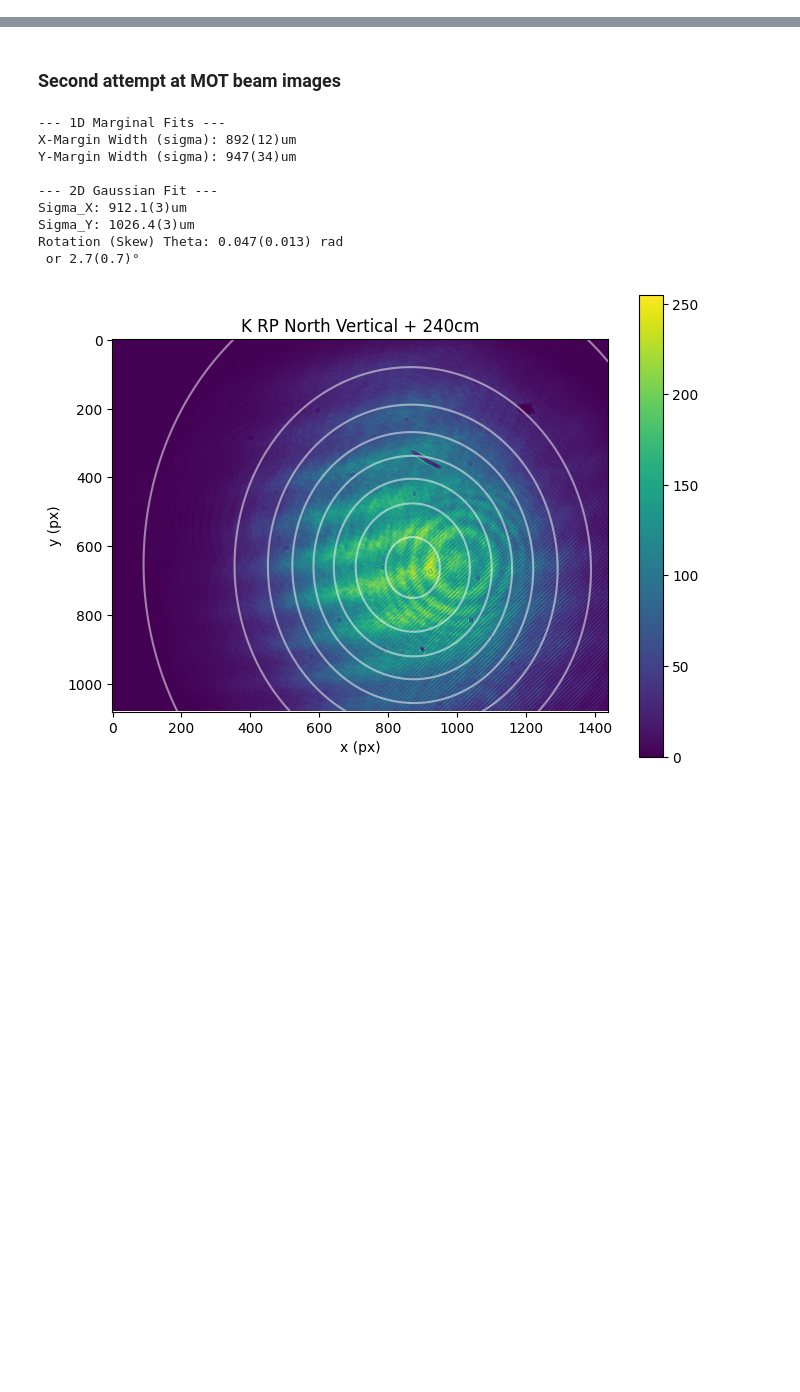
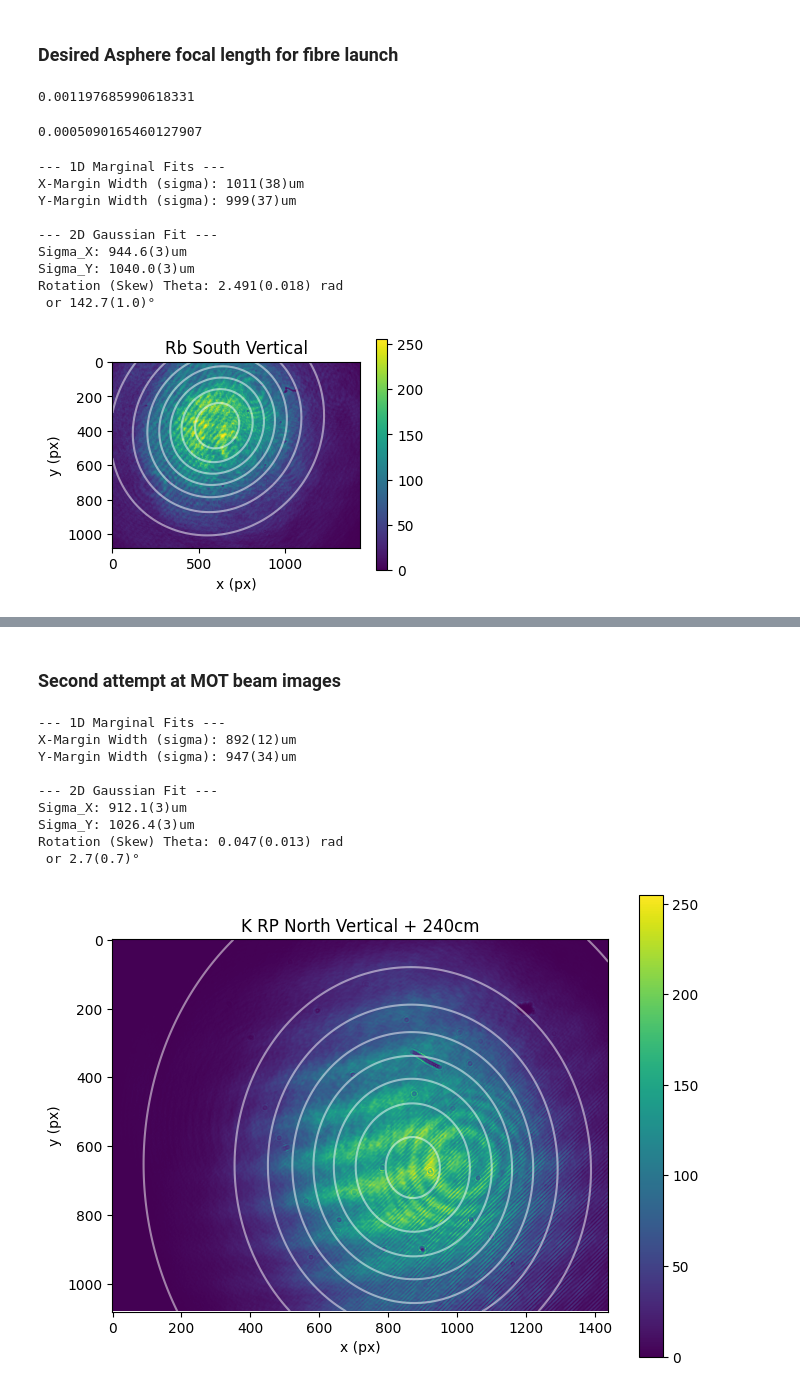
Before and after one commit to colinjdale/ChiPyLab, a Jupyter notebook: examples/beam_fitter.ipynb, the cells around one changed output, grey strips where cells are left out. Cells and saved outputs as stored; diff of their text form; code cells hidden in the pictures; blank space fills up the shorter version.

Commit message:
MOT_beam_images

```diff
--- a/examples/beam_fitter.ipynb
+++ b/examples/beam_fitter.ipynb
@@ -5,8 +5,13 @@ from scipy.optimize import curve_fit
 from PIL import Image
 
 
-px_to_um = 3.45  # Set this to your actual pixel-to-micron conversion factor
 
+px_to_um_flir = 3.45  # pixel-to-micron conversion factor
+px_to_um_thorlabs = 5.2
+
+def focal_length(D, MFD, lambda_=767e-9):
+    """"""
+    return np.pi * D * MFD / (4*lambda_)
 
 def gaussian_1d(x, amplitude, mean, stddev, offset):
     return amplitude * np.exp(-((x - mean)**2) / (2 * stddev**2)) + offset
@@ -19,7 +24,7 @@ def gaussian_2d(xy, amplitude, x0, y0, sigma_x, sigma_y, theta, offset):
     g = amplitude * np.exp(-(a * (x - x0)**2 + 2 * b * (x - x0) * (y - y0) + c * (y - y0)**2)) + offset
     return g.ravel()
 
-def fit_image_data(image_path, title='', figsize=(4,3)):
+def fit_image_data(image_path, title='', px_to_um = 3.45, figsize=(4,3)):
     # 1. Load Image
     img = Image.open(image_path).convert('L')  # Convert to grayscale
     data = np.asarray(img, dtype=float)
@@ -74,3 +79,49 @@ def fit_image_data(image_path, title='', figsize=(4,3)):
 
     plt.colorbar(im)
     plt.show()
+# %% [markdown]
+### Desired Asphere focal length for fibre launch
+# %%
+focal_length(D=2.35e-3, MFD=5.3e-6)
+
+lambda_ = 767e-9
+D = 6.5e-3 * 4 * lambda_ / (np.pi * 5.3e-6)
+# np.pi * D * MFD / (4*lambda_)
+print(D)
+
+D * 1.7 / 2 / 2
+# %% [output]
+0.001197685990618331
+0.0005090165460127907
+# %%
+image_folder = '../data/mot_beam_images/Rb_pre_change/'
+
+image_files = ["horizontal.png",
+               "north_vert.png",
+               "south_vert.png",]
+
+
+image_titles = ['Rb Horizontal',
+                'Rb North Vertical',
+                'Rb South Vertical',]
+
+camera_px_to_um = [px_to_um_flir,
+                   px_to_um_thorlabs,
+                   px_to_um_flir,]
+
+i = 2  # Change this index to fit different images
+
+image_file = image_folder + image_files[i]
+fit_image_data(image_file, title=image_titles[i],
+               figsize=(4,3), px_to_um=camera_px_to_um[i])
+# %% [output]
+--- 1D Marginal Fits ---
+X-Margin Width (sigma): 1011(38)um
+Y-Margin Width (sigma): 999(37)um
+
+--- 2D Gaussian Fit ---
+Sigma_X: 944.6(3)um
+Sigma_Y: 1040.0(3)um
+Rotation (Skew) Theta: 2.491(0.018) rad
+ or 142.7(1.0)°
+[figure, added]
```
Also changed, not shown: parts of 4 cells of this notebook, 15 other files.
